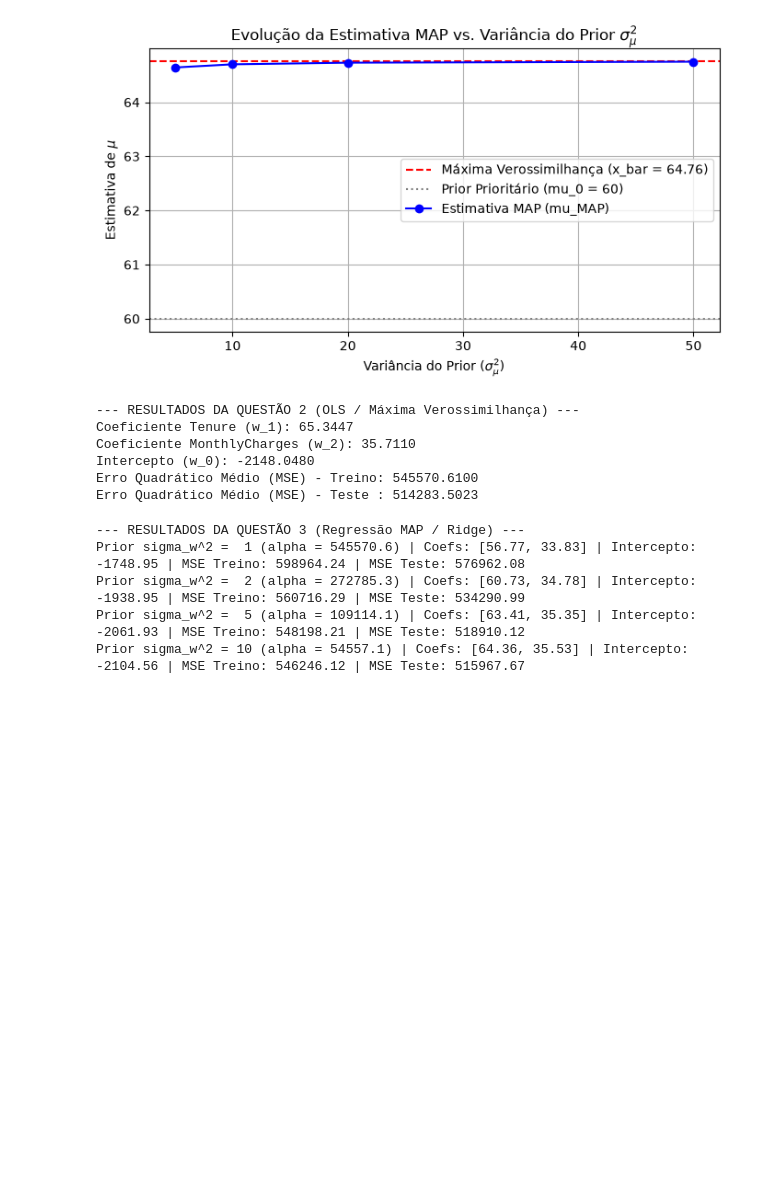
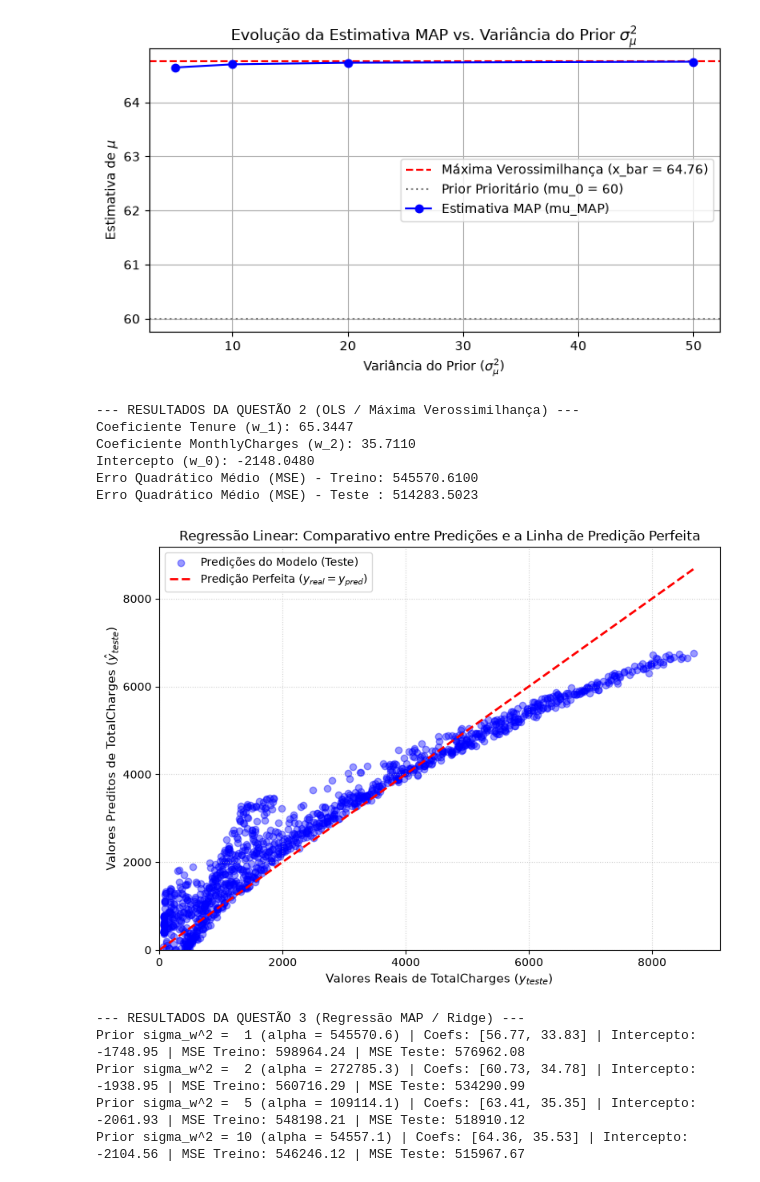
Before and after one commit to ruanpereira/estocasticos2, a Jupyter notebook: map/Trabalho3.ipynb, the cells around one changed output. Drawn from its saved outputs; the diff is of its cells as text; code cells hidden in the pictures; blank space fills up the shorter version.

```diff
--- a/Trabalho3.ipynb
+++ b/map/Trabalho3.ipynb
@@ -104,37 +110,63 @@ Prior sigma_mu^2 = 20 | w = 0.993613 | mu_MAP = 64.7313
 Prior sigma_mu^2 = 50 | w = 0.997435 | mu_MAP = 64.7495
 [figure]
 # %%
-# --- QUESTÃO 2 ---
+# QUESTÃO 2
 
-# Preparação dos atributos (G: tenure, T: MonthlyCharges -> U: TotalCharges)
+# preparacao dos atributos (G: tenure, T: MonthlyCharges -> U: TotalCharges)
 df_reg = df[['tenure', 'MonthlyCharges', 'TotalCharges']].dropna()
 X = df_reg[['tenure', 'MonthlyCharges']].values
 y = df_reg['TotalCharges'].values
 
-# Divisão Treino (80%) e Teste (20%)
+# realizando uma divisão de treino (80% dos dados) e teste (20% dos dados)
 X_train, X_test, y_train, y_test = train_test_split(X, y, test_size=0.2, random_state=42)
 
-# Ajuste do modelo OLS (Máxima Verossimilhança)
+# ajuste do modelo de regressao linear
 modelo_ols = LinearRegression()
 modelo_ols.fit(X_train, y_train)
 
+# criando as predicoes
 y_pred_train = modelo_ols.predict(X_train)
 y_pred_test = modelo_ols.predict(X_test)
 
+# realizando o treino e teste
 mse_train = mean_squared_error(y_train, y_pred_train)
 mse_test = mean_squared_error(y_test, y_pred_test)
 
+# montando tabela dos valores preditos e valores reais
 print("--- RESULTADOS DA QUESTÃO 2 (OLS / Máxima Verossimilhança) ---")
 print(f"Coeficiente Tenure (w_1): {modelo_ols.coef_[0]:.4f}")
 print(f"Coeficiente MonthlyCharges (w_2): {modelo_ols.coef_[1]:.4f}")
 print(f"Intercepto (w_0): {modelo_ols.intercept_:.4f}")
 print(f"Erro Quadrático Médio (MSE) - Treino: {mse_train:.4f}")
 print(f"Erro Quadrático Médio (MSE) - Teste : {mse_test:.4f}")
+
+# montando o grafico dos valores preditos e valores reais
+plt.figure(figsize=(8, 6))
+
+# pontos de dispersão das predições no conjunto de teste
+plt.scatter(y_test, y_pred_test, alpha=0.4, color='blue', label='Predições do Modelo (Teste)')
+
+# linha da predição perfeita
+val_max = max(y_test.max(), y_pred_test.max())
+plt.plot([0, val_max], [0, val_max], color='red', linestyle='--', linewidth=2, label='Predição Perfeita ($y_{real} = y_{pred}$)')
+
+# definir os limites dos eixos para iniciar em zero
+plt.xlim(left=0)
+plt.ylim(bottom=0)
+
+plt.xlabel('Valores Reais de TotalCharges ($y_{teste}$)', fontsize=11)
+plt.ylabel('Valores Preditos de TotalCharges ($\\hat{y}_{teste}$)', fontsize=11)
+plt.title('Regressão Linear: Comparativo entre Predições e a Linha de Predição Perfeita', fontsize=12)
+plt.legend()
+plt.grid(True, linestyle=':', alpha=0.6)
+plt.tight_layout()
+plt.show()
 # %% [output]
 --- RESULTADOS DA QUESTÃO 2 (OLS / Máxima Verossimilhança) ---
 Coeficiente Tenure (w_1): 65.3447
 Coeficiente MonthlyCharges (w_2): 35.7110
 Intercepto (w_0): -2148.0480
 Erro Quadrático Médio (MSE) - Treino: 545570.6100
 Erro Quadrático Médio (MSE) - Teste : 514283.5023
+[figure, added]
 # %%
```
Also changed, not shown: parts of 3 cells of this notebook, 13 other files.
